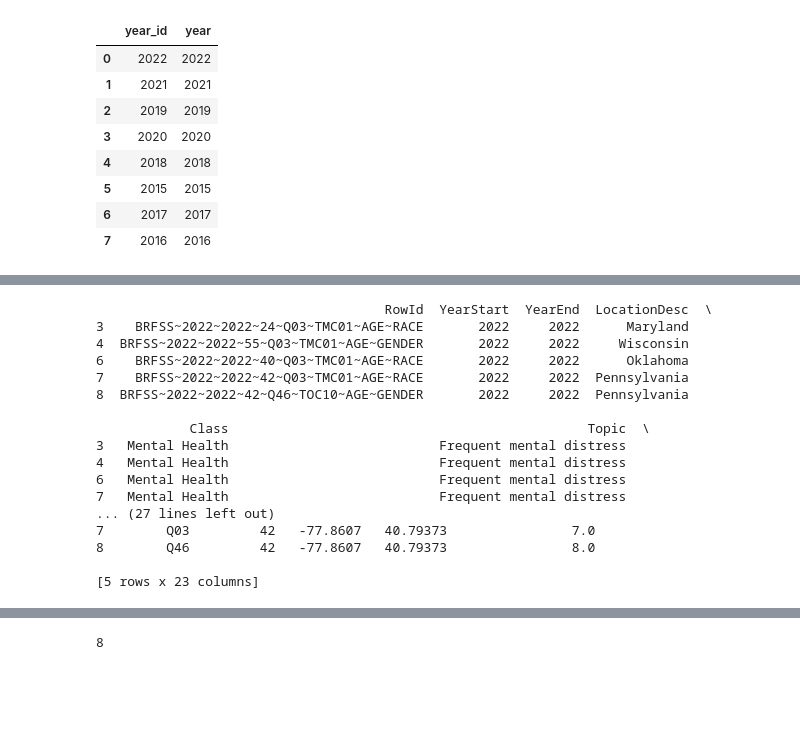
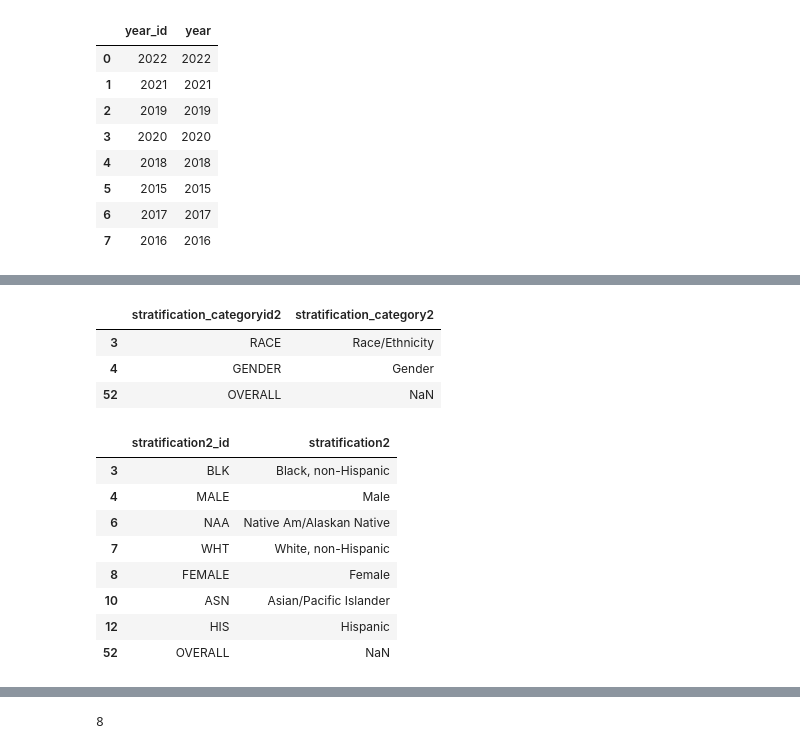
Before and after one commit to lisaleung11/CIS9440HW, a Jupyter notebook: scripts/dimention.ipynb, the cells around one changed output, grey strips where cells are left out. Saved outputs shown, nothing was run; the diff lists cells and outputs as text; code cells hidden in the pictures; blank space fills up the shorter version.

```diff
--- a/scripts/dimention.ipynb
+++ b/scripts/dimention.ipynb
@@ -267,30 +228,41 @@ unique_stratification_df
-# %%
-if 'stratification_id' not in df_cleaned.columns:
-    # Extract 'stratification_id' from unique_stratification_df
-    extracted_col = unique_stratification_df["stratification_id"]
-    # Concatenate the extracted column to df_cleaned
-    df_cleaned = pd.concat([df_cleaned, extracted_col], axis=1)
-
-df_cleaned['YearStart'] = df_cleaned['YearStart'].astype('Int64')
-df_cleaned['YearEnd'] = df_cleaned['YearEnd'].astype('Int64')
-df_cleaned['LocationID'] = df_cleaned['LocationID'].astype('Int64')
-
-print(df_cleaned.head())
-# %% [output]
-                                     RowId  YearStart  YearEnd  LocationDesc  \
-3    BRFSS~2022~2022~24~Q03~TMC01~AGE~RACE       2022     2022      Maryland
-4  BRFSS~2022~2022~55~Q03~TMC01~AGE~GENDER       2022     2022     Wisconsin
-6    BRFSS~2022~2022~40~Q03~TMC01~AGE~RACE       2022     2022      Oklahoma
-7    BRFSS~2022~2022~42~Q03~TMC01~AGE~RACE       2022     2022  Pennsylvania
-8  BRFSS~2022~2022~42~Q46~TOC10~AGE~GENDER       2022     2022  Pennsylvania
-
-            Class                                              Topic  \
-3   Mental Health                           Frequent mental distress
-4   Mental Health                           Frequent mental distress
-6   Mental Health                           Frequent mental distress
-7   Mental Health                           Frequent mental distress
-... (27 lines left out)
-7        Q03         42   -77.8607   40.79373                7.0
-8        Q46         42   -77.8607   40.79373                8.0
-
-[5 rows x 23 columns]
+# %%
+stratification_category2_df = df_cleaned[['StratificationCategoryID2', 'StratificationCategory2']]
+
+# Dropping duplicates to get unique QuestionID pairs with questions
+unique_stratification_category2_df = stratification_category2_df.drop_duplicates()
+
+# Mapping dictionary
+stratification_category2_mapping = dict(zip(unique_stratification_category2_df['StratificationCategoryID2'], unique_stratification_category2_df['StratificationCategory2']))
+
+# Applying the mapping to create a new column with descriptions
+df_cleaned['stratification_category2'] = df_cleaned['StratificationCategoryID2'].map(stratification_category2_mapping)
+unique_stratification_category2_df = unique_stratification_category2_df.rename(columns={'StratificationCategoryID2': 'stratification_categoryid2', 'StratificationCategory2': 'stratification_category2'})
+unique_stratification_category2_df
+# %% [output]
+|  | stratification_categoryid2 | stratification_category2 |
+| 3 | RACE | Race/Ethnicity |
+| 4 | GENDER | Gender |
+| 52 | OVERALL | NaN |
+# %%
+stratification2_df = df_cleaned[['StratificationID2', 'Stratification2']]
+
+# Dropping duplicates to get unique QuestionID pairs with questions
+unique_stratification2_df = stratification2_df.drop_duplicates()
+
+# Mapping dictionary
+stratification2_mapping = dict(zip(unique_stratification2_df['StratificationID2'], unique_stratification2_df['Stratification2']))
+
+# Applying the mapping to create a new column with descriptions
+df_cleaned['stratification2'] = df_cleaned['StratificationID2'].map(stratification2_mapping)
+unique_stratification2_df = unique_stratification2_df.rename(columns={'StratificationID2': 'stratification2_id', 'Stratification2': 'stratification2'})
+unique_stratification2_df
+# %% [output]
+|  | stratification2_id | stratification2 |
+| 3 | BLK | Black, non-Hispanic |
+| 4 | MALE | Male |
+| 6 | NAA | Native Am/Alaskan Native |
+| 7 | WHT | White, non-Hispanic |
+| 8 | FEMALE | Female |
+| 10 | ASN | Asian/Pacific Islander |
+| 12 | HIS | Hispanic |
+| 52 | OVERALL | NaN |
```
Also changed, not shown: parts of 22 cells of this notebook, 12 other files.
